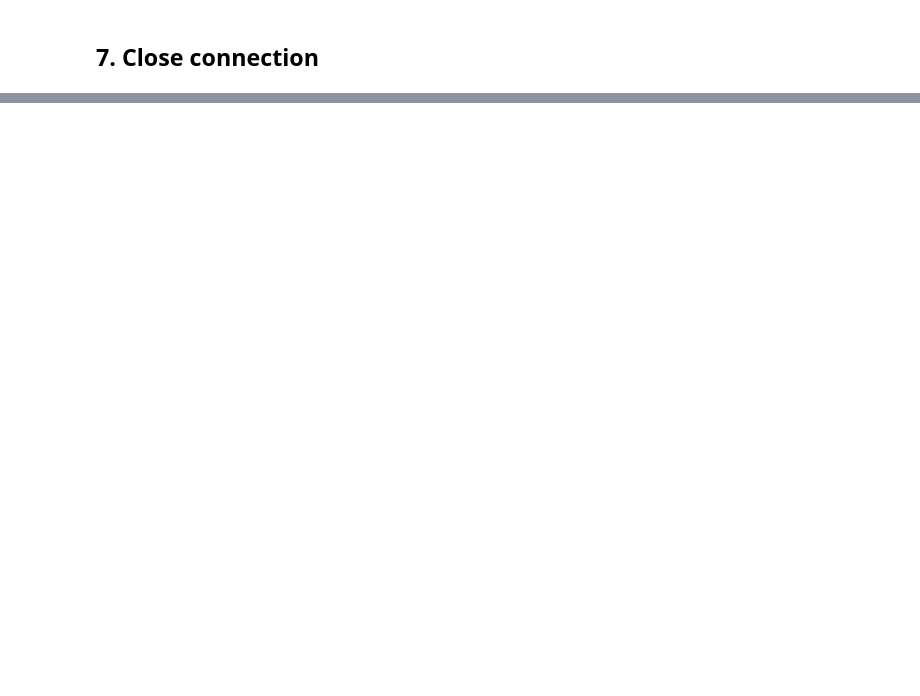
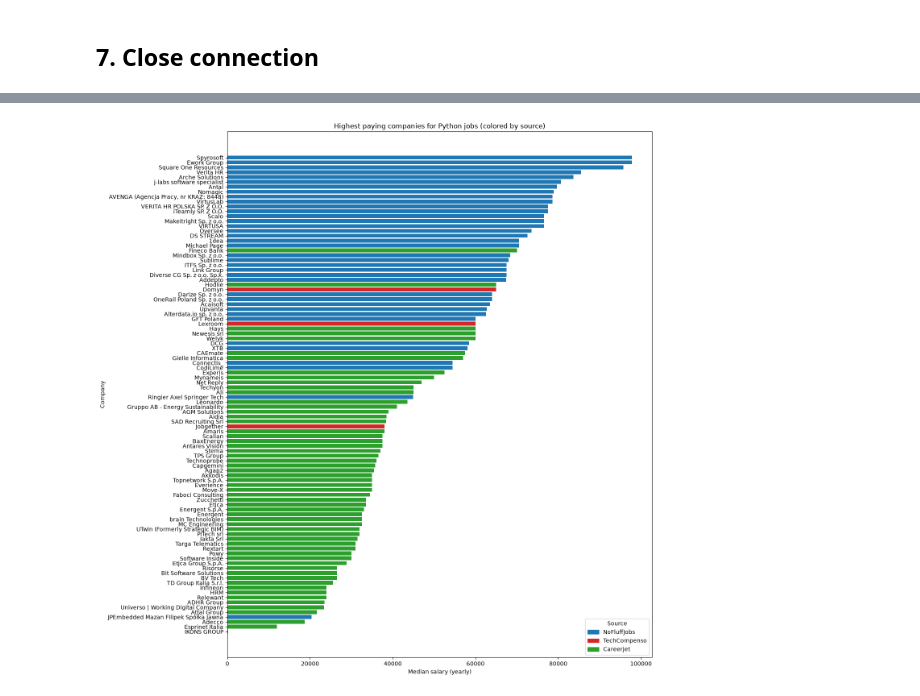
Before and after one commit to Luca-Terrazzan/next_in_tech_28102026, a Jupyter notebook: salary_analysis.ipynb, the cells around one changed output, grey strips where cells are left out. Cells and saved outputs as stored; diff of their text form; code cells hidden in the pictures; blank space fills up the shorter version.

```diff
--- a/salary_analysis.ipynb
+++ b/salary_analysis.ipynb
@@ -113,3 +116,22 @@ saved python_top_companies.csv
+# %%
+# Chart colored by source website
+source_colors = {"NoFluffJobs": "#1f77b4", "TechCompenso": "#d62728", "Careerjet": "#2ca02c"}
+source_bar_colors = [source_colors.get(s, "gray") for s in result["source"]]
+
+plt.figure(figsize=(14, 14))
+plt.barh(result["company"], result["median_salary"], color=source_bar_colors)
+plt.title("Highest paying companies for Python jobs (colored by source)")
+plt.xlabel("Median salary (yearly)")
+plt.ylabel("Company")
+plt.yticks()
+from matplotlib.patches import Patch
+source_handles = [Patch(color=source_colors[k], label=k) for k in source_colors]
+plt.legend(handles=source_handles, title="Source")
+plt.gca().invert_yaxis()
+plt.tight_layout()
+plt.show()
+# %% [output]
+[figure, added]
 # %%
 conn.close()
 # %%
```
Also changed, not shown: parts of 4 cells of this notebook, 3 other files.
